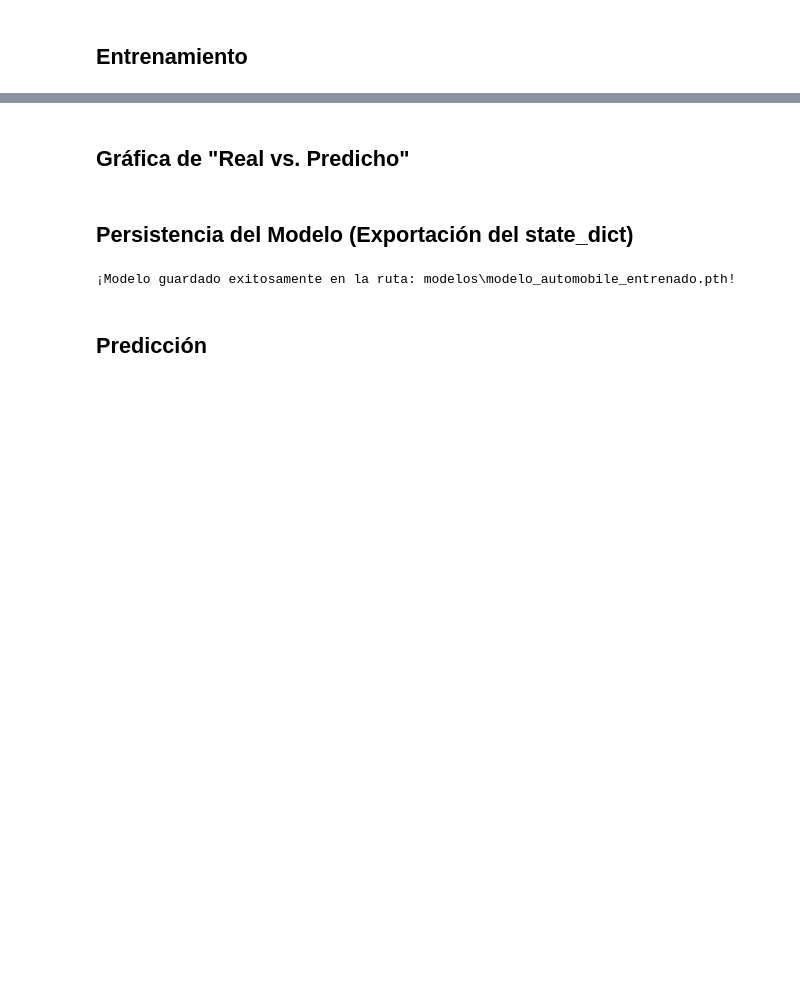
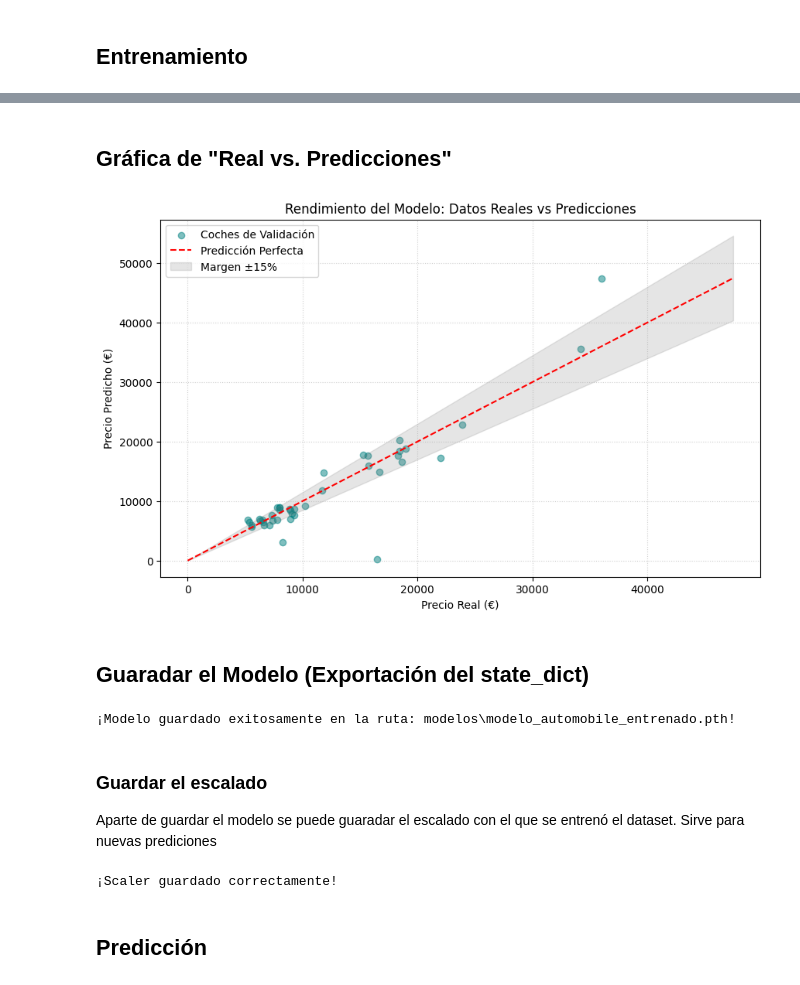
Before and after one commit to Alexisfpy/automobile-ia-regression-pytorch, a Jupyter notebook: notebooks/red_neuronal_automobile.ipynb, the cells around one changed output, grey strips where cells are left out. Cells and saved outputs as stored; diff of their text form; code cells hidden in the pictures; blank space fills up the shorter version.

Commit message:
feat: :fire: Comprobaciones y mejoras al modelo, guardado de scaler

```diff
--- a/notebooks/red_neuronal_automobile.ipynb
+++ b/notebooks/red_neuronal_automobile.ipynb
@@ -261,12 +263,17 @@ Tam dataset: 201 train: 160 tamVal: 41
 class Model(nn.Module):
     def __init__(self, input_dim):
         super(Model, self).__init__()
-        self.layer1 = nn.Linear(input_dim, 50)
-        self.layer2 = nn.Linear(50, 50)
-        self.layer3 = nn.Linear(in_features=50, out_features=1)
+        self.layer1 = nn.Linear(input_dim, 64)
+        self.dropout = nn.Dropout(0.1) # Apaga el 10% de las neuronas
+        self.layer2 = nn.Linear(64, 64)
+        self.layer3 = nn.Linear(in_features=64, out_features=1)
 
     def forward(self, x):
         x = F.relu(self.layer1(x))
+        # Aplicamos Dropout justo aquí
+        # Esto "apaga" neuronas aleatorias solo durante el entrenamiento
+        x = self.dropout(x)
+
         x = F.relu(self.layer2(x))
         x = self.layer3(x)
         return x
@@ -298,7 +305,7 @@ Total de registros: 201
 ### Instancia
 # %%
 model = Model(67).to(device)
-optimizer = torch.optim.Adam(model.parameters(), lr=0.001)
+optimizer = torch.optim.Adam(model.parameters(), lr=0.0005, weight_decay=1e-4)
 loss_fn = torch.nn.MSELoss()
 display(model)
 # %% [output]
@@ -375,7 +383,7 @@ def train_one_epoch(epoch_index, tb_writer):
 # %%
 writer = SummaryWriter('runs/experimento_airfoil')
 
-EPOCHS = 100
+EPOCHS = 500
 loss_list = torch.zeros((EPOCHS,))
 mae_list  = torch.zeros((EPOCHS,))
 
@@ -448,20 +456,48 @@ LOSS train 1640596.5914 valid 4878650.5284 | MAE: 1477.79
 Entrenamiento finalizado y datos guardados en TensorBoard.
 # %% [markdown]
-## Gráfica de "Real vs. Predicho"
+## Gráfica de "Real vs. Predicciones"
 # %%
 import matplotlib.pyplot as plt
+import numpy as np
 
-model.eval() # Modo evaluación
+# 1. Modo evaluación
+model.eval()
+
+todos_reales = []
+todas_predicciones = []
+
+# 2. Iteramos sobre todo el validation_loader para tener más puntos
 with torch.no_grad():
-    entradas, reales = next(iter(test_ldr)) # Usar datos que el modelo NO ha visto
-    predicciones = model(entradas)
+    for entradas, reales in validation_loader:
+        predicciones = model(entradas.to(device)).cpu().numpy()
 
-plt.scatter(reales.cpu(), predicciones.cpu())
-plt.xlabel("Precio Real")
-plt.ylabel("Precio Predicho")
-plt.title("Comparativa: Real vs Predicho")
-plt.plot([reales.min(), reales.max()], [reales.min(), reales.max()], 'r--') # Línea ideal
+        todos_reales.extend(reales.numpy())
+        todas_predicciones.extend(predicciones)
+
+# Convertir a arrays para graficar
+todos_reales = np.array(todos_reales).flatten()
+todas_predicciones = np.array(todas_predicciones).flatten()
+
+# 3. Crear la gráfica
+plt.figure(figsize=(10, 6))
+plt.scatter(todos_reales, todas_predicciones, alpha=0.5, color='teal', label='Coches de Validación')
+
+# Línea de perfección (donde real == predicción)
+max_val = max(todos_reales.max(), todas_predicciones.max())
+plt.plot([0, max_val], [0, max_val], 'r--', label='Predicción Perfecta')
+
+# Margen del 15% sombreado
+x_range = np.linspace(0, max_val, 100)
+plt.fill_between(x_range, x_range*0.85, x_range*1.15, color='gray', alpha=0.2, label='Margen ±15%')
+
+plt.title('Rendimiento del Modelo: Datos Reales vs Predicciones')
+plt.xlabel('Precio Real (€)')
+plt.ylabel('Precio Predicho (€)')
+plt.legend()
+plt.grid(True, linestyle=':', alpha=0.6)
 plt.show()
+# %% [output]
+[figure, added]
 # %% [markdown]
-## Persistencia del Modelo (Exportación del state_dict)
+## Guaradar el Modelo (Exportación del state_dict)
 # %%
@@ -478,3 +513,17 @@ torch.save(model.state_dict(), ruta_archivo)
 print(f"¡Modelo guardado exitosamente en la ruta: {ruta_archivo}!")
 # %% [output]
 ¡Modelo guardado exitosamente en la ruta: modelos\modelo_automobile_entrenado.pth!
+# %% [markdown]
+### Guardar el escalado
+
+Aparte de guardar el modelo se puede guaradar el escalado con el que se entrenó el dataset. Sirve para nuevas prediciones
+# %%
+# Definimos nombre carpeta
+carpeta_scaler = 'scaler'
+ruta_archivo_scaler = os.path.join(carpeta_scaler, 'scaler_auto.bin')
+os.makedirs(carpeta_scaler, exist_ok=True)
+# Guardamos el scaler (que está dentro de tu clase AutomobileDataset)
+joblib.dump(dataset.scaler, ruta_archivo_scaler)
+print("¡Scaler guardado correctamente!")
+# %% [output]
+¡Scaler guardado correctamente!
```
Also changed, not shown: parts of 10 cells of this notebook, 4 other files.
